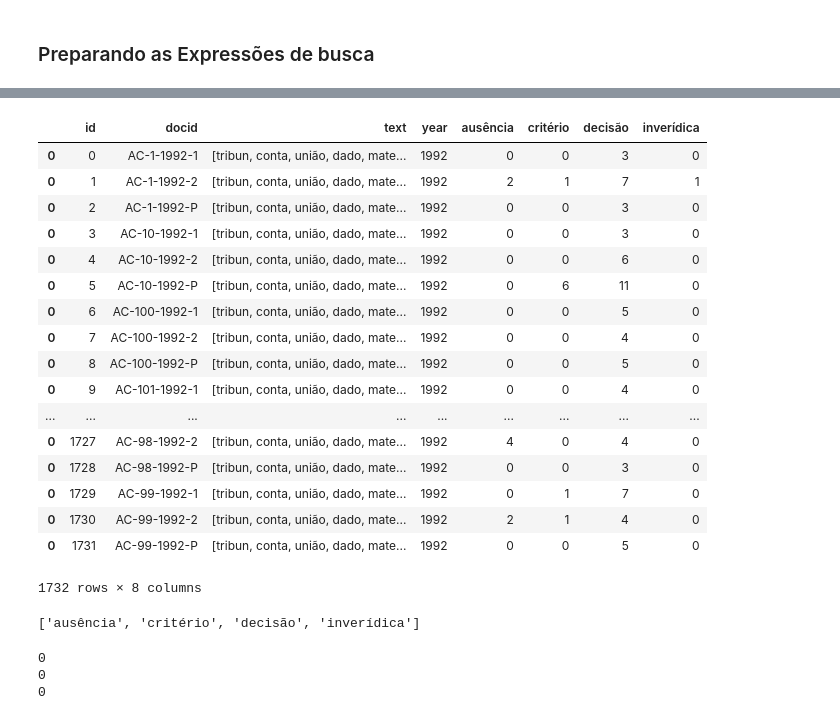
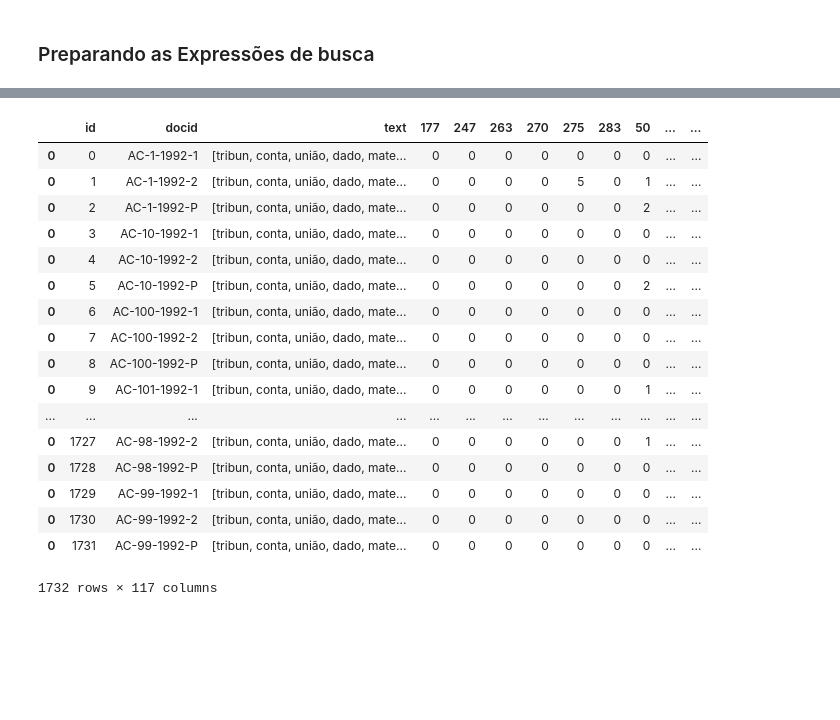
Before and after one commit to boliveirageo/Text-Analysis-for-Python, a Jupyter notebook: CorpusProcessing.ipynb, the cells around one changed output, grey strips where cells are left out. Saved outputs shown, nothing was run; the diff lists cells and outputs as text; code cells hidden in the pictures; blank space fills up the shorter version.

Commit message:
'Primeiro Commit'
Primeiro arquivo de processamento de corpus

```diff
--- a/CorpusProcessing.ipynb
+++ b/CorpusProcessing.ipynb
@@ -129,11 +137,4 @@ def getSearchWords(dataframe,fieldtext):
 ### Preparando as Expressões de busca
 # %%
 df = pd.read_csv(r'C:/Users/bernard-so/Documents/git/searchWords.csv',sep=';')
-
-data = processCorpus(df,'text')
-SearchWord = getSearchWords(data,'text')
-
-#txt2matriObj = CountVectorizer()
-#txt2matriObj.fit_transform(df)
-#columns = txt2matriObj.get_feature_names()
-#columns
+searchWords = getSearchWords(processCorpus(df,'text'),'text')
@@ -158,41 +141,25 @@ SearchWord = getSearchWords(data,'text')
 # %%
 folder = 'C:/Users/bernard-so/Documents/git/p/1992'
-#files = glob.glob(os.path.join(folder,'*.txt'))
-data = preProcessingCorpus(folder)
+data = preProcessingCorpus(folder,searchWords)
 Newdf = processCorpus(data,'text')
-Newdf = getCountWordsDocuments(Newdf,'text')
+Newdf = getCountWordsDocuments(Newdf,'text',searchWords,1)
 Newdf
 # %% [output]
-|  | id | docid | text | year | ausência | critério | decisão | inverídica |
-| 0 | 0 | AC-1-1992-1 | [tribun, conta, união, dado, mate... | 1992 | 0 | 0 | 3 | 0 |
-| 0 | 1 | AC-1-1992-2 | [tribun, conta, união, dado, mate... | 1992 | 2 | 1 | 7 | 1 |
-| 0 | 2 | AC-1-1992-P | [tribun, conta, união, dado, mate... | 1992 | 0 | 0 | 3 | 0 |
-| 0 | 3 | AC-10-1992-1 | [tribun, conta, união, dado, mate... | 1992 | 0 | 0 | 3 | 0 |
-| 0 | 4 | AC-10-1992-2 | [tribun, conta, união, dado, mate... | 1992 | 0 | 0 | 6 | 0 |
-| 0 | 5 | AC-10-1992-P | [tribun, conta, união, dado, mate... | 1992 | 0 | 6 | 11 | 0 |
-| 0 | 6 | AC-100-1992-1 | [tribun, conta, união, dado, mate... | 1992 | 0 | 0 | 5 | 0 |
-| 0 | 7 | AC-100-1992-2 | [tribun, conta, união, dado, mate... | 1992 | 0 | 0 | 4 | 0 |
-| 0 | 8 | AC-100-1992-P | [tribun, conta, união, dado, mate... | 1992 | 0 | 0 | 5 | 0 |
-| 0 | 9 | AC-101-1992-1 | [tribun, conta, união, dado, mate... | 1992 | 0 | 0 | 4 | 0 |
-| ... | ... | ... | ... | ... | ... | ... | ... | ... |
-| 0 | 1727 | AC-98-1992-2 | [tribun, conta, união, dado, mate... | 1992 | 4 | 0 | 4 | 0 |
-| 0 | 1728 | AC-98-1992-P | [tribun, conta, união, dado, mate... | 1992 | 0 | 0 | 3 | 0 |
-| 0 | 1729 | AC-99-1992-1 | [tribun, conta, união, dado, mate... | 1992 | 0 | 1 | 7 | 0 |
-| 0 | 1730 | AC-99-1992-2 | [tribun, conta, união, dado, mate... | 1992 | 2 | 1 | 4 | 0 |
-| 0 | 1731 | AC-99-1992-P | [tribun, conta, união, dado, mate... | 1992 | 0 | 0 | 5 | 0 |
+|  | id | docid | text | 177 | 247 | 263 | 270 | 275 | 283 | 50 | ... | ... |
+| 0 | 0 | AC-1-1992-1 | [tribun, conta, união, dado, mate... | 0 | 0 | 0 | 0 | 0 | 0 | 0 | ... | ... |
+| 0 | 1 | AC-1-1992-2 | [tribun, conta, união, dado, mate... | 0 | 0 | 0 | 0 | 5 | 0 | 1 | ... | ... |
+| 0 | 2 | AC-1-1992-P | [tribun, conta, união, dado, mate... | 0 | 0 | 0 | 0 | 0 | 0 | 2 | ... | ... |
+| 0 | 3 | AC-10-1992-1 | [tribun, conta, união, dado, mate... | 0 | 0 | 0 | 0 | 0 | 0 | 0 | ... | ... |
+| 0 | 4 | AC-10-1992-2 | [tribun, conta, união, dado, mate... | 0 | 0 | 0 | 0 | 0 | 0 | 0 | ... | ... |
+| 0 | 5 | AC-10-1992-P | [tribun, conta, união, dado, mate... | 0 | 0 | 0 | 0 | 0 | 0 | 2 | ... | ... |
+| 0 | 6 | AC-100-1992-1 | [tribun, conta, união, dado, mate... | 0 | 0 | 0 | 0 | 0 | 0 | 0 | ... | ... |
+| 0 | 7 | AC-100-1992-2 | [tribun, conta, união, dado, mate... | 0 | 0 | 0 | 0 | 0 | 0 | 0 | ... | ... |
+| 0 | 8 | AC-100-1992-P | [tribun, conta, união, dado, mate... | 0 | 0 | 0 | 0 | 0 | 0 | 0 | ... | ... |
+| 0 | 9 | AC-101-1992-1 | [tribun, conta, união, dado, mate... | 0 | 0 | 0 | 0 | 0 | 0 | 1 | ... | ... |
+| ... | ... | ... | ... | ... | ... | ... | ... | ... | ... | ... | ... | ... |
+| 0 | 1727 | AC-98-1992-2 | [tribun, conta, união, dado, mate... | 0 | 0 | 0 | 0 | 0 | 0 | 1 | ... | ... |
+| 0 | 1728 | AC-98-1992-P | [tribun, conta, união, dado, mate... | 0 | 0 | 0 | 0 | 0 | 0 | 0 | ... | ... |
+| 0 | 1729 | AC-99-1992-1 | [tribun, conta, união, dado, mate... | 0 | 0 | 0 | 0 | 0 | 0 | 0 | ... | ... |
+| 0 | 1730 | AC-99-1992-2 | [tribun, conta, união, dado, mate... | 0 | 0 | 0 | 0 | 0 | 0 | 0 | ... | ... |
+| 0 | 1731 | AC-99-1992-P | [tribun, conta, união, dado, mate... | 0 | 0 | 0 | 0 | 0 | 0 | 0 | ... | ... |
-1732 rows × 8 columns
+1732 rows × 117 columns
-# %%
-stm = PorterStemmer()
-listKeysWords = ['ausência', 'critério', 'decisão', 'inverídica']
-suf = [stm.stem(txt) for txt in listKeysWords]
-print(suf)
-# %% [output]
-['ausência', 'critério', 'decisão', 'inverídica']
-# %%
-teste = Newdf.iloc[:3,:]
-for index, row in teste.iterrows():
-    print(index)
-# %% [output]
-0
-0
-0
```
Also changed, not shown: parts of 4 cells of this notebook.
